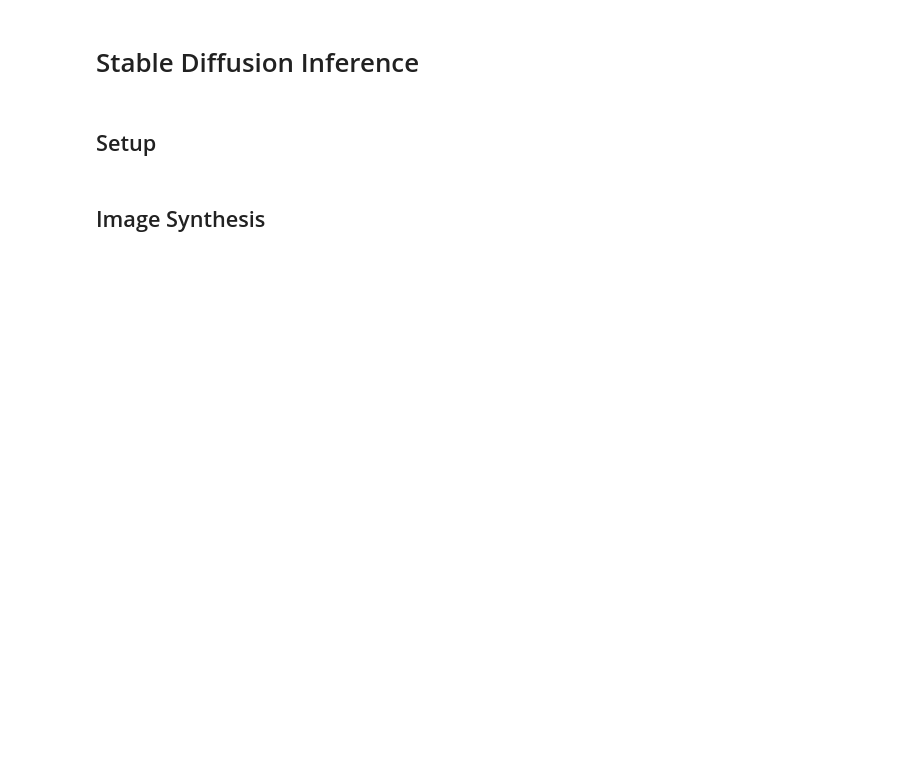
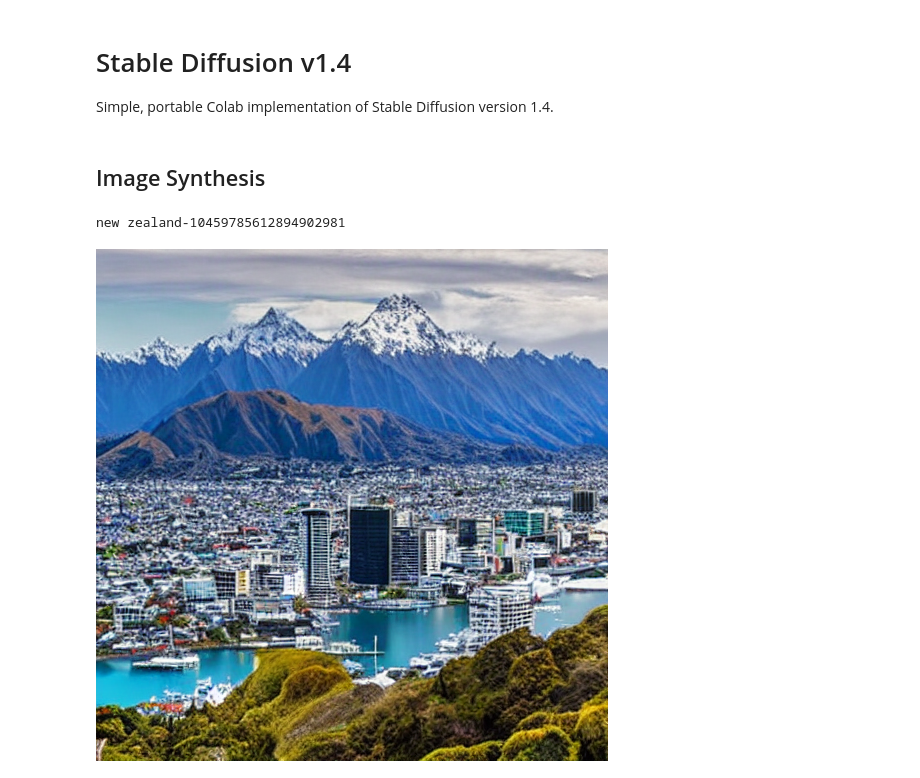
Before and after one commit to rmyj/txt2img, a Jupyter notebook: txt2img.ipynb, the cells around one changed output. Cells and saved outputs as stored; diff of their text form; code cells hidden in the pictures; blank space fills up the shorter version.

```diff
--- a/txt2img.ipynb
+++ b/txt2img.ipynb
@@ -1,5 +1,5 @@
 # %% [markdown]
-# Stable Diffusion Inference
+# Stable Diffusion v1.4
+
+Simple, portable Colab implementation of Stable Diffusion version 1.4.
-# %% [markdown]
-## Setup
 # %%
@@ -51,16 +54,18 @@ pipe.safety_checker = lambda images, clip_input: (images, False)
 # %% [markdown]
 ## Image Synthesis
 # %%
-prompt = "an elephant in space, photorealistic, trending on artstation"
+prompt = "new zealand"
 
 height = 512
 width = 512
 
-# can set seed here
 seed = uuid.uuid4().int & (1<<64)-1
 g_cuda = torch.Generator("cuda").manual_seed(seed)
 
 print(f"{prompt}-{seed}")
-image = pipe(prompt, height=height, width=width, num_inference_steps=74, guidance_scale=7.5, generator=g_cuda).images[0]
-
+image = pipe(prompt, height=height, width=width, num_inference_steps=49, guidance_scale=7.5, generator=g_cuda).images[0]
+image.save(f"/content/output/{seed}.png")
 image
+# %% [output]
+new zealand-10459785612894902981
+[figure, added]
```
Also changed, not shown: parts of 3 cells of this notebook.
